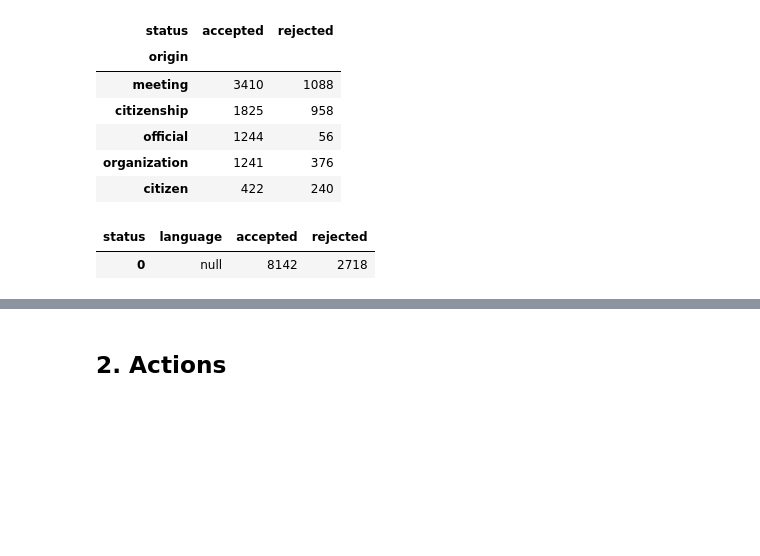
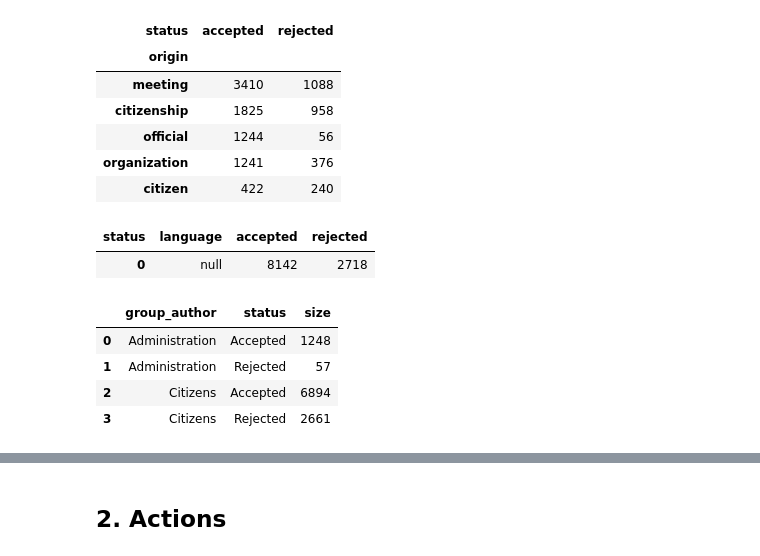
Before and after one commit to anavaldi/auditing_pam, a Jupyter notebook: src/0_descriptive_analytics.ipynb, the cells around one changed output, grey strips where cells are left out. Cells and saved outputs as stored; diff of their text form; code cells hidden in the pictures; blank space fills up the shorter version.

```diff
--- a/src/0_descriptive_analytics.ipynb
+++ b/src/0_descriptive_analytics.ipynb
@@ -468,3 +488,17 @@ df[['language', 'status']].pivot_table(index='language', columns='status', aggfu
 # %% [output]
 | status | language | accepted | rejected |
 | 0 | null | 8142 | 2718 |
+# %%
+# Status per group_author
+
+df_aux = df.groupby(['group_author', 'status']).size()
+df_aux = df_aux.to_frame(name = 'size').reset_index()
+df_aux = df_aux.replace({"administration": "Administration", "citizens": "Citizens"})
+df_aux = df_aux.replace({"accepted": "Accepted", "rejected": "Rejected"})
+df_aux.head()
+# %% [output]
+|  | group_author | status | size |
+| 0 | Administration | Accepted | 1248 |
+| 1 | Administration | Rejected | 57 |
+| 2 | Citizens | Accepted | 6894 |
+| 3 | Citizens | Rejected | 2661 |
```
Also changed, not shown: parts of 3 cells of this notebook.
